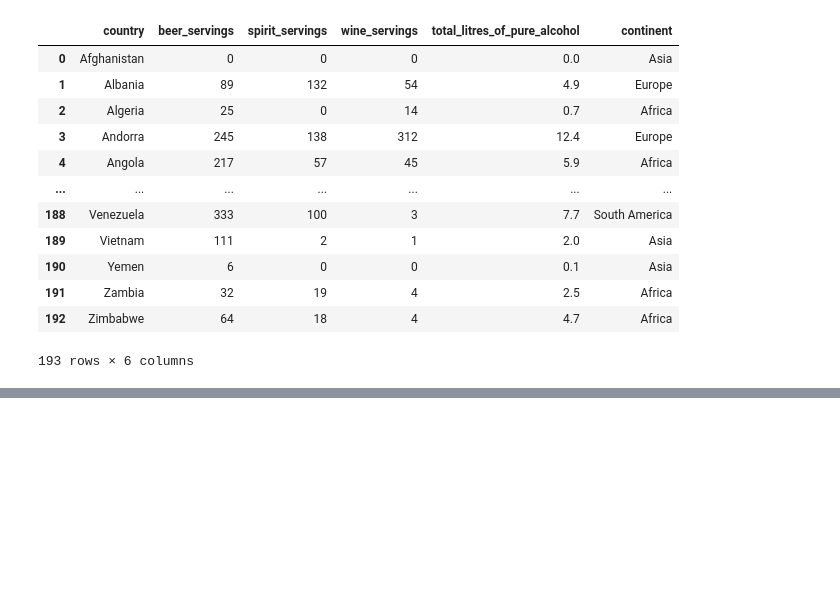
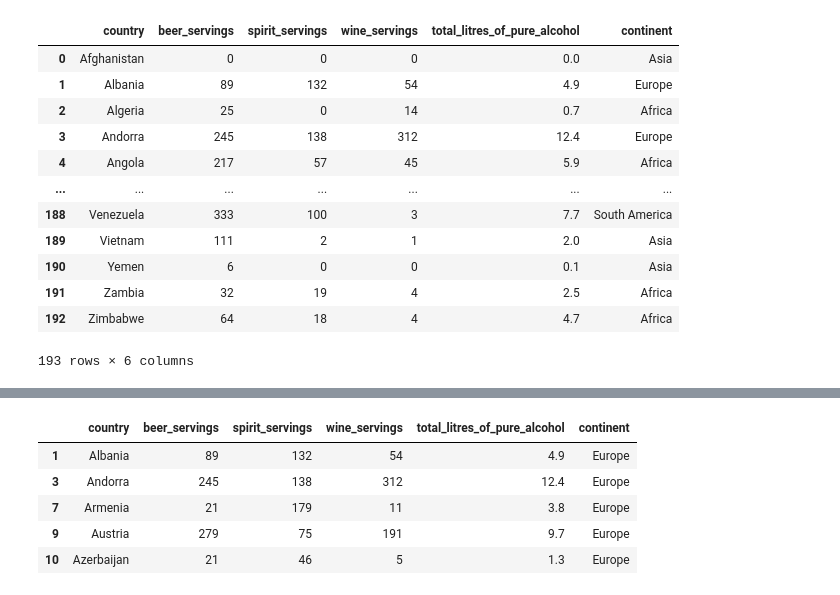
Before and after one commit to tomasz450/Analiza-danych-w-Python-2025-11-17-local, a Jupyter notebook: 3. Pandas/Pandas.ipynb, the cells around one changed output, grey strips where cells are left out. Saved outputs shown, nothing was run; the diff lists cells and outputs as text; code cells hidden in the pictures; blank space fills up the shorter version.

```diff
--- a/3. Pandas/Pandas.ipynb
+++ b/3. Pandas/Pandas.ipynb
@@ -1030,0 +1101,10 @@ drinks
+# %%
+drinks_europe = drinks[drinks.continent == 'Europe']
+drinks_europe.head()
+# %% [output]
+|  | country | beer_servings | spirit_servings | wine_servings | total_litres_of_pure_alcohol | continent |
+| 1 | Albania | 89 | 132 | 54 | 4.9 | Europe |
+| 3 | Andorra | 245 | 138 | 312 | 12.4 | Europe |
+| 7 | Armenia | 21 | 179 | 11 | 3.8 | Europe |
+| 9 | Austria | 279 | 75 | 191 | 9.7 | Europe |
+| 10 | Azerbaijan | 21 | 46 | 5 | 1.3 | Europe |
```
Also changed, not shown: parts of 8 cells of this notebook, 1 other file.
